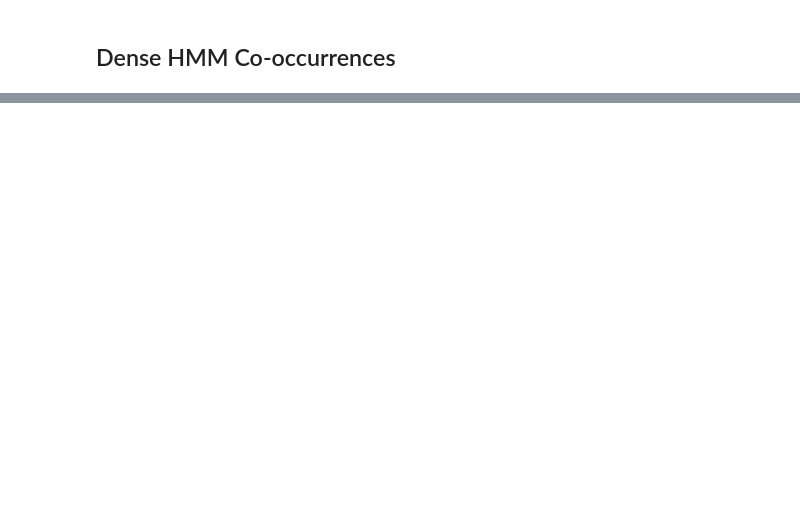
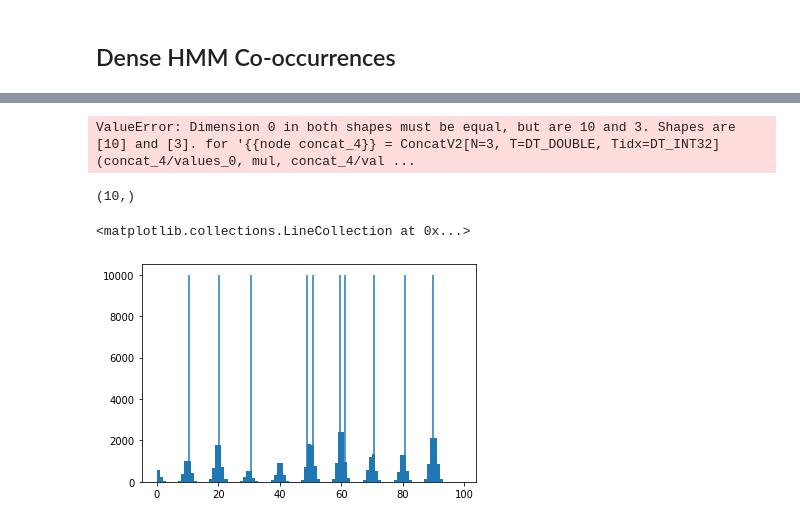
Before and after one commit to CIRGLaboratory/GausianDenseHMM, a Jupyter notebook: code_dense_hmm/simple_test_gaussian.ipynb, the cells around one changed output, grey strips where cells are left out. Saved outputs shown, nothing was run; the diff lists cells and outputs as text; code cells hidden in the pictures; blank space fills up the shorter version.

Commit message:
update in models and tests

```diff
--- a/code_dense_hmm/simple_test_gaussian.ipynb
+++ b/code_dense_hmm/simple_test_gaussian.ipynb
@@ -458,0 +423,34 @@ MAE for sigmas: 9.974
+# %%
+dsize = data_sizes[0]
+s, T, n, pi, A, mu, sigma, result, true_values, wandb_params, X_true, Y_true, lengths, data = init_experiment(dsize, simple_model)
+
+for mstep_cofig, l,  m in itertools.product(mstep_cofigs, ls, ms):
+
+    densehmm = GaussianDenseHMM(n, mstep_config={**mstep_cofig, "l_uz": l, "em_scheduler": em_scheduler},
+                                covariance_type='diag', em_iter=EM_ITER,
+                                init_params="", params="stmc", early_stopping=False, opt_schemes={"cooc"},
+                                discrete_observables=m)
+    # init_model(densehmm, A_init, pi_init, m_init, c_init)
+
+    start = time.perf_counter()
+    densehmm.fit_coocs(Y_true, lengths)
+    time_tmp = time.perf_counter() - start
+
+    preds_perm, perm = predict_permute(densehmm, data, X_true)
+
+    result['dense_cooc_runs'] += provide_log_info(pi, A, mu, sigma, X_true,
+                                                densehmm, time_tmp, perm, preds_perm,
+                                                {**mstep_cofig, "l_uz": l},
+                                                embeddings=densehmm.get_representations())
+# %% [output]
+ValueError: Dimension 0 in both shapes must be equal, but are 10 and 3. Shapes are [10] and [3]. for '{{node concat_4}} = ConcatV2[N=3, T=DT_DOUBLE, Tidx=DT_INT32](concat_4/values_0, mul, concat_4/val ...
+# %%
+sigma.reshape(-1, 1).reshape(-1).shape
+# %% [output]
+(10,)
+# %%
+plt.hist(Y_true, bins=[i for i in range(100)])
+plt.vlines(densehmm.discrete_nodes, np.zeros(densehmm.discrete_nodes.shape), np.ones(densehmm.discrete_nodes.shape)*10000)
+# %% [output]
+<matplotlib.collections.LineCollection at 0x...>
+[figure, added]
```
Also changed, not shown: parts of 24 cells of this notebook, 6 other files.
